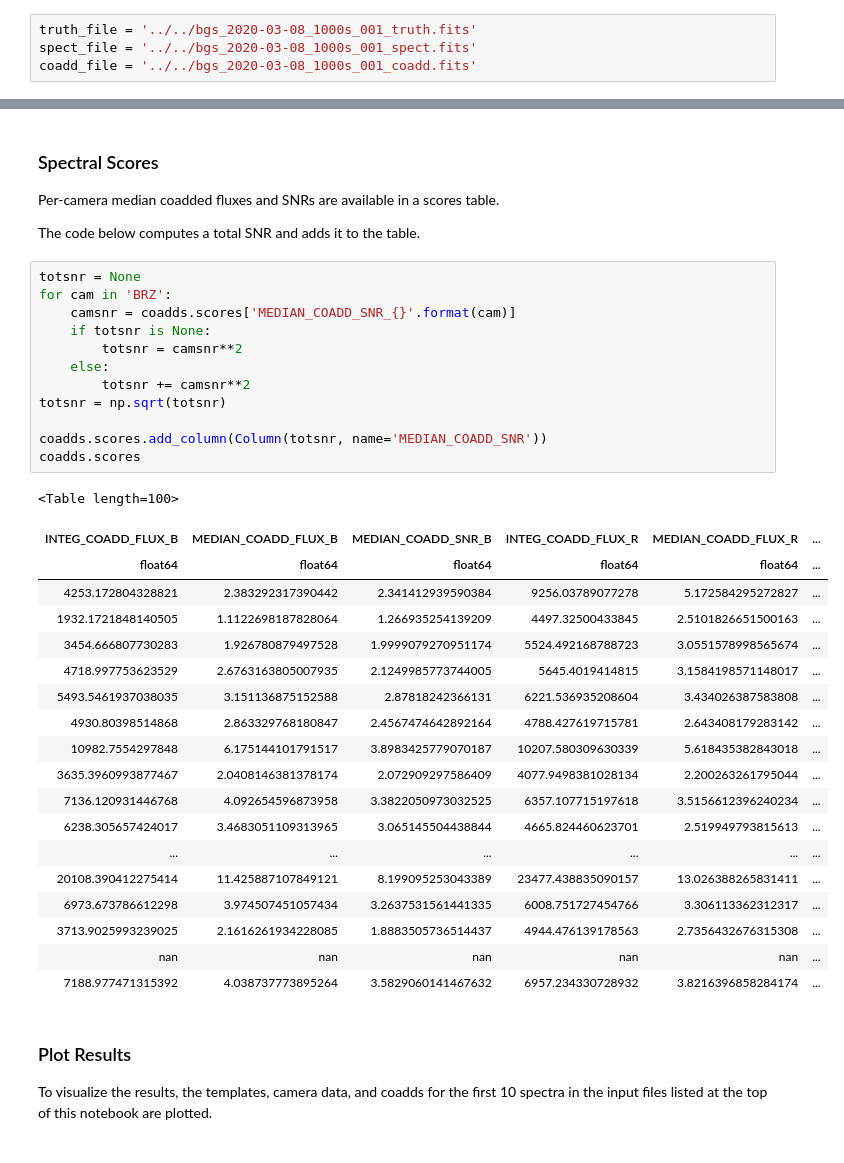
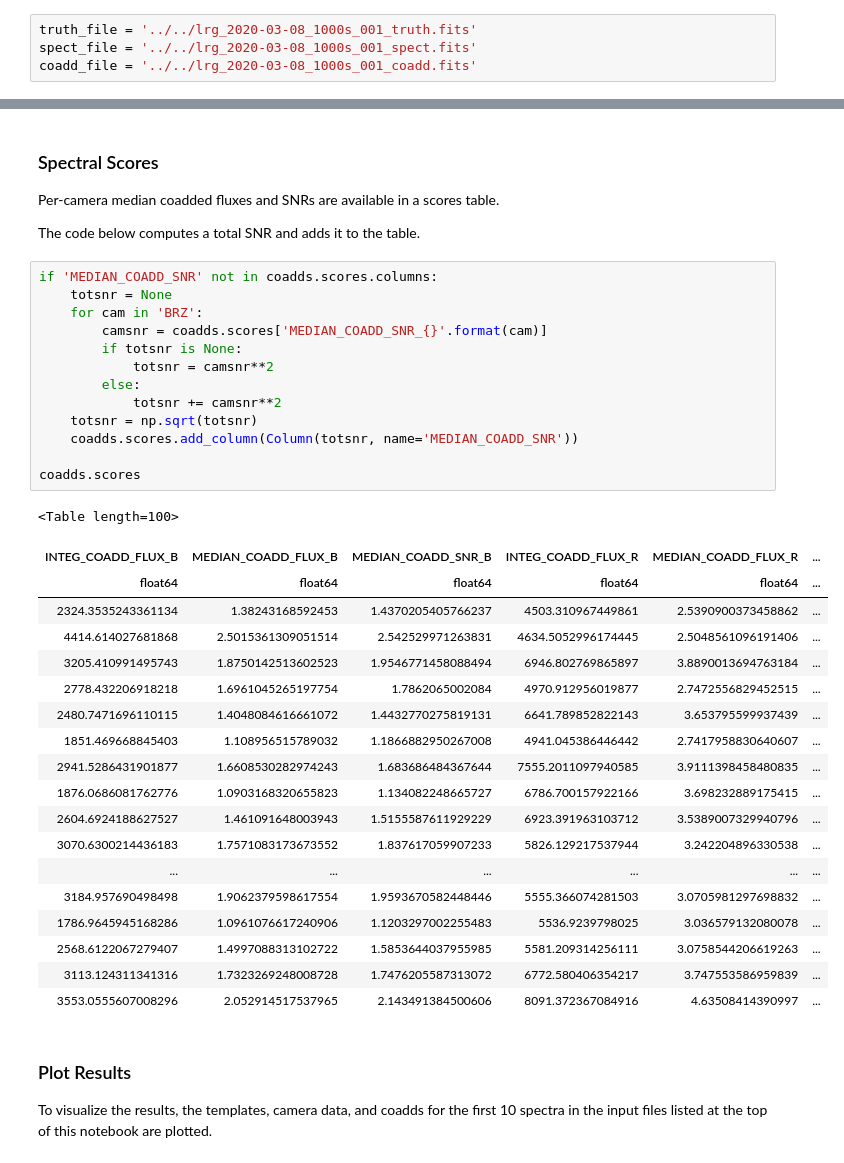
Before and after one commit to desihub/desisim, a Jupyter notebook: doc/nb/transient_simulation_reader.ipynb, the cells around one changed output, grey strips where cells are left out. Saved outputs shown, nothing was run; the diff lists cells and outputs as text.

```diff
--- a/doc/nb/transient_simulation_reader.ipynb
+++ b/doc/nb/transient_simulation_reader.ipynb
@@ -20,9 +20,9 @@ The `quicktransients` program in the [desisim transients branch](https://github.
 
 The spectra can then be coadded using the `desi_coadd_spectra` program available in [desispec](https://github.com/desihub/desispec).
 # %%
-truth_file = '../../bgs_2020-03-08_1000s_001_truth.fits'
-spect_file = '../../bgs_2020-03-08_1000s_001_spect.fits'
-coadd_file = '../../bgs_2020-03-08_1000s_001_coadd.fits'
+truth_file = '../../lrg_2020-03-08_1000s_001_truth.fits'
+spect_file = '../../lrg_2020-03-08_1000s_001_spect.fits'
+coadd_file = '../../lrg_2020-03-08_1000s_001_coadd.fits'
 # %% [markdown]
 ### Contents of the Truth File
 
@@ -239,37 +239,38 @@ Per-camera median coadded fluxes and SNRs are available in a scores table.
 
 The code below computes a total SNR and adds it to the table.
 # %%
-totsnr = None
-for cam in 'BRZ':
-    camsnr = coadds.scores['MEDIAN_COADD_SNR_{}'.format(cam)]
-    if totsnr is None:
-        totsnr = camsnr**2
-    else:
-        totsnr += camsnr**2
-totsnr = np.sqrt(totsnr)
+if 'MEDIAN_COADD_SNR' not in coadds.scores.columns:
+    totsnr = None
+    for cam in 'BRZ':
+        camsnr = coadds.scores['MEDIAN_COADD_SNR_{}'.format(cam)]
+        if totsnr is None:
+            totsnr = camsnr**2
+        else:
+            totsnr += camsnr**2
+    totsnr = np.sqrt(totsnr)
+    coadds.scores.add_column(Column(totsnr, name='MEDIAN_COADD_SNR'))
 
-coadds.scores.add_column(Column(totsnr, name='MEDIAN_COADD_SNR'))
 coadds.scores
 # %% [output]
 <Table length=100>
 | INTEG_COADD_FLUX_B | MEDIAN_COADD_FLUX_B | MEDIAN_COADD_SNR_B | INTEG_COADD_FLUX_R | MEDIAN_COADD_FLUX_R | ... |
 | float64 | float64 | float64 | float64 | float64 | ... |
-| 4253.172804328821 | 2.383292317390442 | 2.341412939590384 | 9256.03789077278 | 5.172584295272827 | ... |
-| 1932.1721848140505 | 1.1122698187828064 | 1.266935254139209 | 4497.32500433845 | 2.5101826651500163 | ... |
-| 3454.666807730283 | 1.926780879497528 | 1.9999079270951174 | 5524.492168788723 | 3.0551578998565674 | ... |
-| 4718.997753623529 | 2.6763163805007935 | 2.1249985773744005 | 5645.4019414815 | 3.1584198571148017 | ... |
-| 5493.5461937038035 | 3.151136875152588 | 2.87818242366131 | 6221.536935208604 | 3.434026387583808 | ... |
-| 4930.80398514868 | 2.863329768180847 | 2.4567474642892164 | 4788.427619715781 | 2.643408179283142 | ... |
-| 10982.7554297848 | 6.175144101791517 | 3.8983425779070187 | 10207.580309630339 | 5.618435382843018 | ... |
-| 3635.3960993877467 | 2.0408146381378174 | 2.072909297586409 | 4077.9498381028134 | 2.200263261795044 | ... |
-| 7136.120931446768 | 4.092654596873958 | 3.3822050973032525 | 6357.107715197618 | 3.5156612396240234 | ... |
-| 6238.305657424017 | 3.4683051109313965 | 3.065145504438844 | 4665.824460623701 | 2.519949793815613 | ... |
+| 2324.3535243361134 | 1.38243168592453 | 1.4370205405766237 | 4503.310967449861 | 2.5390900373458862 | ... |
+| 4414.614027681868 | 2.5015361309051514 | 2.542529971263831 | 4634.5052996174445 | 2.5048561096191406 | ... |
+| 3205.410991495743 | 1.8750142513602523 | 1.9546771458088494 | 6946.802769865897 | 3.8890013694763184 | ... |
+| 2778.432206918218 | 1.6961045265197754 | 1.7862065002084 | 4970.912956019877 | 2.7472556829452515 | ... |
+| 2480.7471696110115 | 1.4048084616661072 | 1.4432770275819131 | 6641.789852822143 | 3.653795599937439 | ... |
+| 1851.469668845403 | 1.108956515789032 | 1.1866882950267008 | 4941.045386446442 | 2.7417958830640607 | ... |
+| 2941.5286431901877 | 1.6608530282974243 | 1.683686484367644 | 7555.2011097940585 | 3.9111398458480835 | ... |
+| 1876.0686081762776 | 1.0903168320655823 | 1.134082248665727 | 6786.700157922166 | 3.698232889175415 | ... |
+| 2604.6924188627527 | 1.461091648003943 | 1.5155587611929229 | 6923.391963103712 | 3.5389007329940796 | ... |
+| 3070.6300214436183 | 1.7571083173673552 | 1.837617059907233 | 5826.129217537944 | 3.242204896330538 | ... |
 | ... | ... | ... | ... | ... | ... |
-| 20108.390412275414 | 11.425887107849121 | 8.199095253043389 | 23477.438835090157 | 13.026388265831411 | ... |
-| 6973.673786612298 | 3.974507451057434 | 3.2637531561441335 | 6008.751727454766 | 3.306113362312317 | ... |
-| 3713.9025993239025 | 2.1616261934228085 | 1.8883505736514437 | 4944.476139178563 | 2.7356432676315308 | ... |
-| nan | nan | nan | nan | nan | ... |
-| 7188.977471315392 | 4.038737773895264 | 3.5829060141467632 | 6957.234330728932 | 3.8216396858284174 | ... |
+| 3184.957690498498 | 1.9062379598617554 | 1.9593670582448446 | 5555.366074281503 | 3.0705981297698832 | ... |
+| 1786.9645945168286 | 1.0961076617240906 | 1.1203297002255483 | 5536.9239798025 | 3.036579132080078 | ... |
+| 2568.6122067279407 | 1.4997088313102722 | 1.5853644037955985 | 5581.209314256111 | 3.0758544206619263 | ... |
+| 3113.124311341316 | 1.7323269248008728 | 1.7476205587313072 | 6772.580406354217 | 3.747553586959839 | ... |
+| 3553.0555607008296 | 2.052914517537965 | 2.143491384500606 | 8091.372367084916 | 4.63508414390997 | ... |
 # %% [markdown]
 ### Plot Results
 
```
Also changed, not shown: parts of 11 cells of this notebook.
